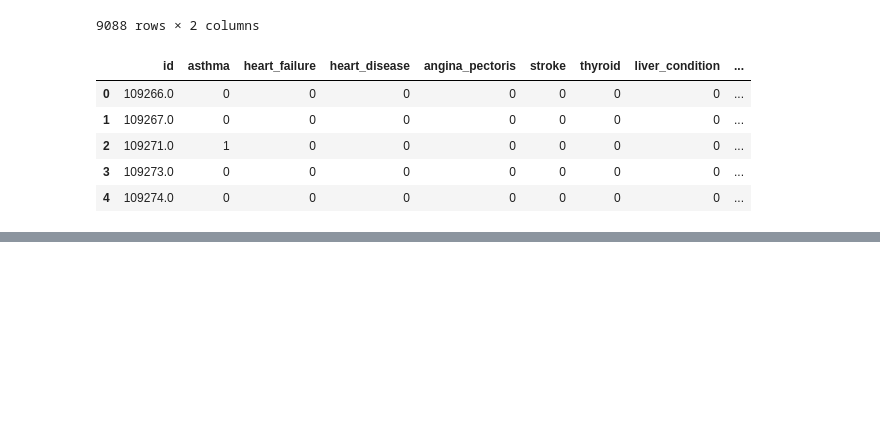
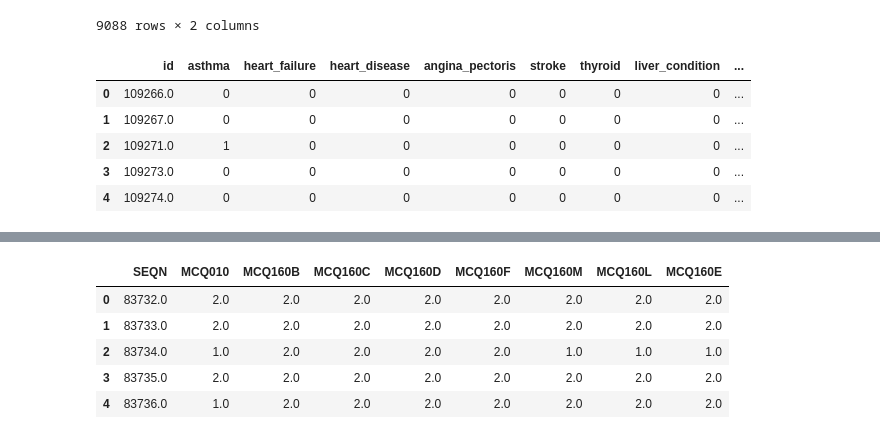
Before and after one commit to equitymarkets/HeartAttackPrediction, a Jupyter notebook: data_etl.ipynb, the cells around one changed output, grey strips where cells are left out. Saved outputs shown, nothing was run; the diff lists cells and outputs as text; code cells hidden in the pictures; blank space fills up the shorter version.

```diff
--- a/data_etl.ipynb
+++ b/data_etl.ipynb
@@ -267,0 +286,10 @@ df_3.to_csv('./Resources/med_conditions.csv')
+# %%
+mc_df = med_conditions_2015_2016[med_columns]
+mc_df.head()
+# %% [output]
+|  | SEQN | MCQ010 | MCQ160B | MCQ160C | MCQ160D | MCQ160F | MCQ160M | MCQ160L | MCQ160E |
+| 0 | 83732.0 | 2.0 | 2.0 | 2.0 | 2.0 | 2.0 | 2.0 | 2.0 | 2.0 |
+| 1 | 83733.0 | 2.0 | 2.0 | 2.0 | 2.0 | 2.0 | 2.0 | 2.0 | 2.0 |
+| 2 | 83734.0 | 1.0 | 2.0 | 2.0 | 2.0 | 2.0 | 1.0 | 1.0 | 1.0 |
+| 3 | 83735.0 | 2.0 | 2.0 | 2.0 | 2.0 | 2.0 | 2.0 | 2.0 | 2.0 |
+| 4 | 83736.0 | 1.0 | 2.0 | 2.0 | 2.0 | 2.0 | 2.0 | 2.0 | 2.0 |
```
Also changed, not shown: parts of 14 cells of this notebook, 1 other file.
